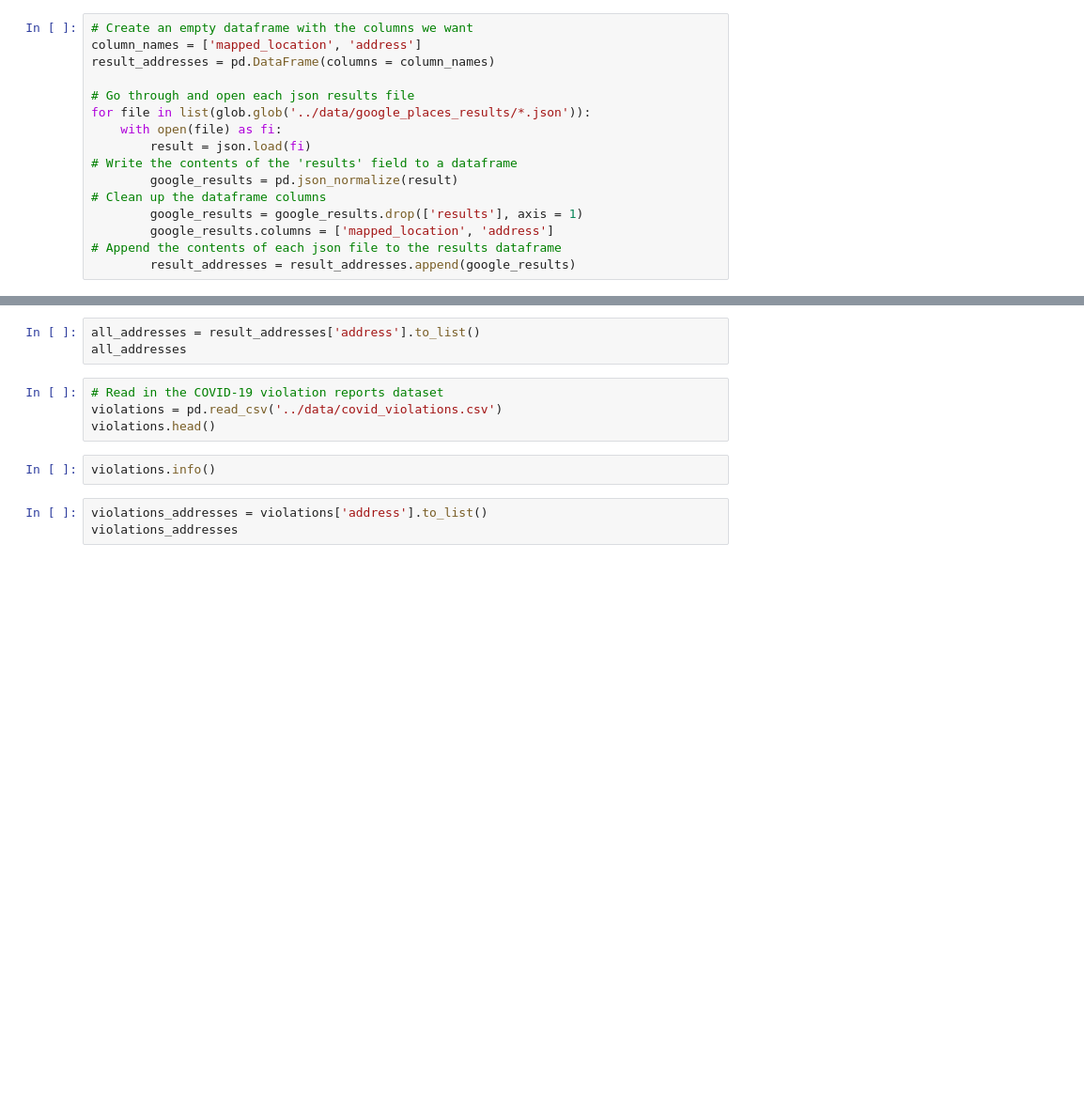
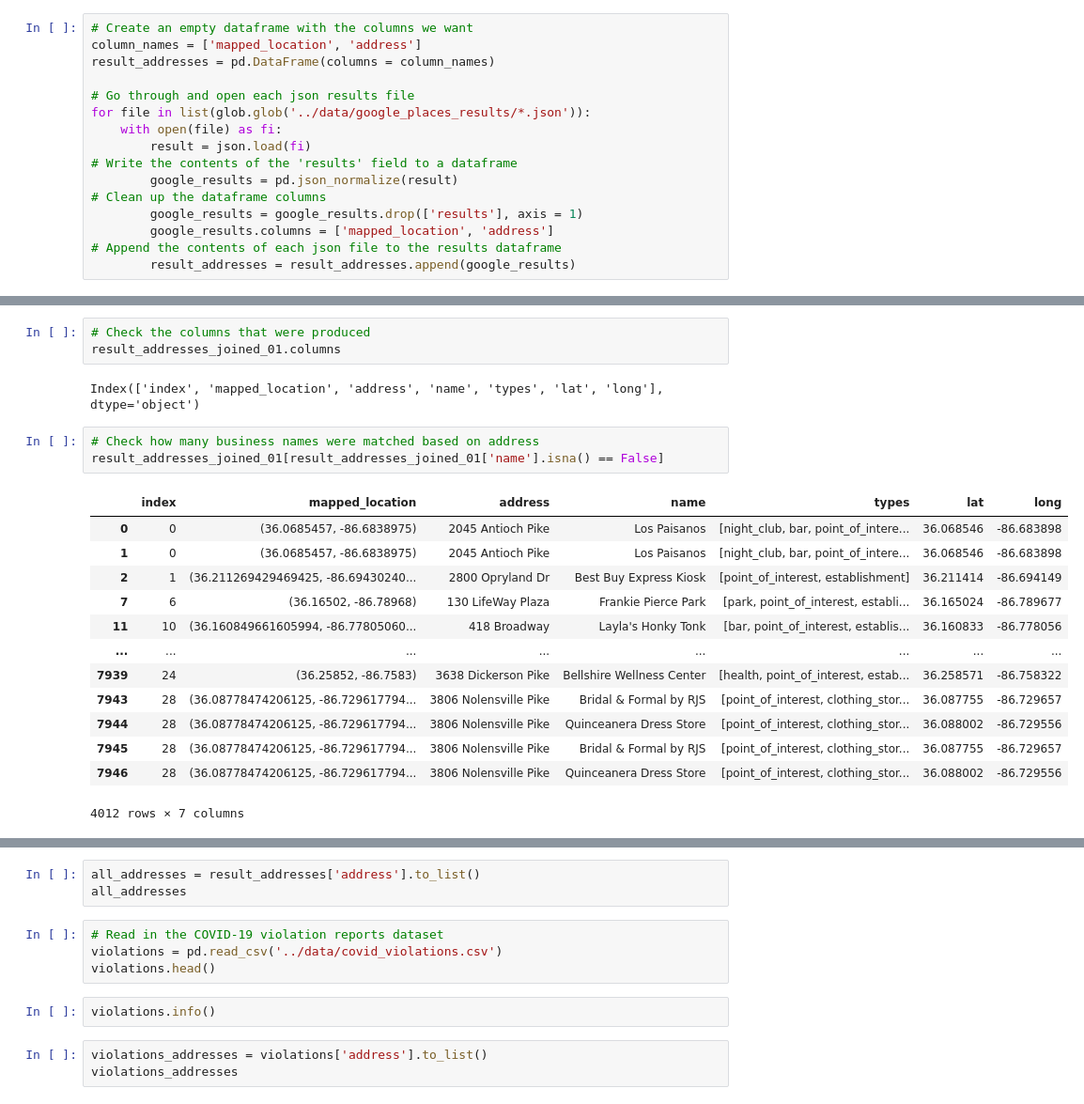
Before and after one commit to nss-data-science-cohort-4/dq4-covid-nashville-coded-19, a Jupyter notebook: notebooks/pt04_matching_google_business_names.ipynb, the cells around one changed output, grey strips where cells are left out. Shown: that part at 94% size. Cells and saved outputs as stored; diff of their text form; blank space fills up the shorter version.

```diff
--- a/notebooks/pt04_matching_google_business_names.ipynb
+++ b/notebooks/pt04_matching_google_business_names.ipynb
@@ -86,0 +178,22 @@ result_addresses['index'].isin(index_list)
+# %%
+# Check the columns that were produced
+result_addresses_joined_01.columns
+# %% [output]
+Index(['index', 'mapped_location', 'address', 'name', 'types', 'lat', 'long'], dtype='object')
+# %%
+# Check how many business names were matched based on address
+result_addresses_joined_01[result_addresses_joined_01['name'].isna() == False]
+# %% [output]
+|  | index | mapped_location | address | name | types | lat | long |
+| 0 | 0 | (36.0685457, -86.6838975) | 2045 Antioch Pike | Los Paisanos | [night_club, bar, point_of_intere... | 36.068546 | -86.683898 |
+| 1 | 0 | (36.0685457, -86.6838975) | 2045 Antioch Pike | Los Paisanos | [night_club, bar, point_of_intere... | 36.068546 | -86.683898 |
+| 2 | 1 | (36.211269429469425, -86.69430240... | 2800 Opryland Dr | Best Buy Express Kiosk | [point_of_interest, establishment] | 36.211414 | -86.694149 |
+| 7 | 6 | (36.16502, -86.78968) | 130 LifeWay Plaza | Frankie Pierce Park | [park, point_of_interest, establi... | 36.165024 | -86.789677 |
+| 11 | 10 | (36.160849661605994, -86.77805060... | 418 Broadway | Layla's Honky Tonk | [bar, point_of_interest, establis... | 36.160833 | -86.778056 |
+| ... | ... | ... | ... | ... | ... | ... | ... |
+| 7939 | 24 | (36.25852, -86.7583) | 3638 Dickerson Pike | Bellshire Wellness Center | [health, point_of_interest, estab... | 36.258571 | -86.758322 |
+| 7943 | 28 | (36.08778474206125, -86.729617794... | 3806 Nolensville Pike | Bridal & Formal by RJS | [point_of_interest, clothing_stor... | 36.087755 | -86.729657 |
+| 7944 | 28 | (36.08778474206125, -86.729617794... | 3806 Nolensville Pike | Quinceanera Dress Store | [point_of_interest, clothing_stor... | 36.088002 | -86.729556 |
+| 7945 | 28 | (36.08778474206125, -86.729617794... | 3806 Nolensville Pike | Bridal & Formal by RJS | [point_of_interest, clothing_stor... | 36.087755 | -86.729657 |
+| 7946 | 28 | (36.08778474206125, -86.729617794... | 3806 Nolensville Pike | Quinceanera Dress Store | [point_of_interest, clothing_stor... | 36.088002 | -86.729556 |
+4012 rows × 7 columns
```
Also changed, not shown: parts of 31 cells of this notebook, 2 other files.
